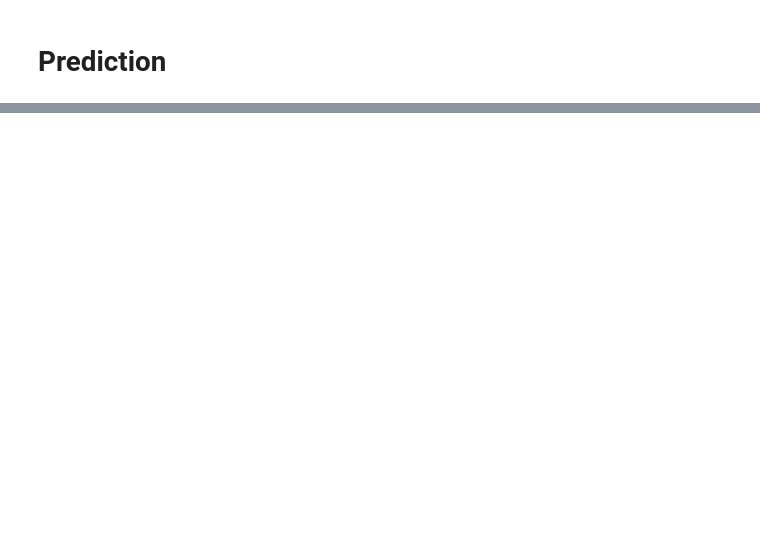
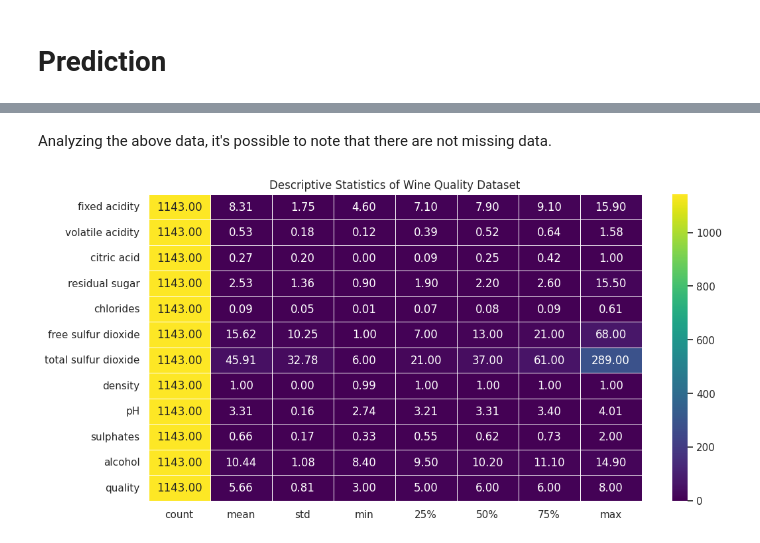
Before and after one commit to elvisperlika/cryptojacking-paper, a Jupyter notebook: Wine_Quality_Prediction.ipynb, the cells around one changed output, grey strips where cells are left out. Saved outputs shown, nothing was run; the diff lists cells and outputs as text; code cells hidden in the pictures; blank space fills up the shorter version.

Commit message:
Add graphics about the dataset

```diff
--- a/Wine_Quality_Prediction.ipynb
+++ b/Wine_Quality_Prediction.ipynb
@@ -47,0 +55,3 @@ data.head()
+# %%
+# remove the useless column: Id
+data = data.drop('Id', axis=1)
@@ -47,0 +71,11 @@ data.head()
+# %% [markdown]
+Analyzing the above data, it's possible to note that there are not missing data.
+# %%
+# plot of the
+desc = data.describe()
+plt.figure(figsize=(12, 6))
+sns.heatmap(desc.T, annot=True, fmt=".2f", cmap="viridis", linewidths=.5)
+plt.title("Descriptive Statistics of Wine Quality Dataset")
+plt.show()
+# %% [output]
+[figure, added]
```
Also changed, not shown: parts of 6 cells of this notebook.
